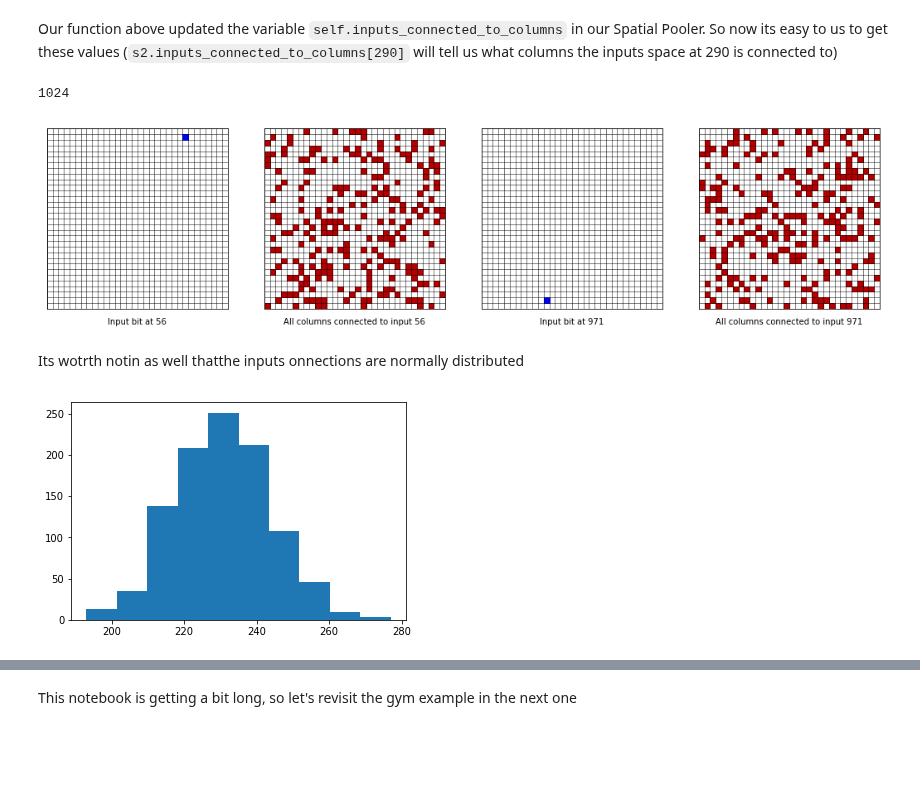
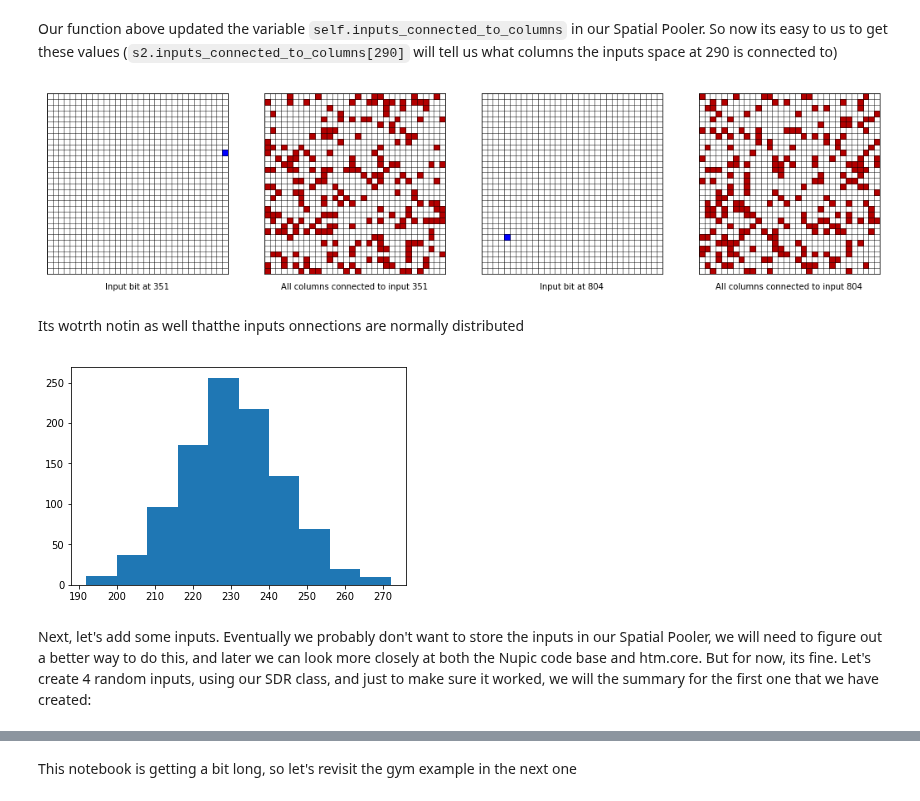
Before and after one commit to jgab3103/Jamie-Gabriel, a Jupyter notebook: Notebooks/jovyan/HTMProjects/HTM_Notes_6.ipynb, the cells around one changed output, grey strips where cells are left out. Saved outputs shown, nothing was run; the diff lists cells and outputs as text; code cells hidden in the pictures; blank space fills up the shorter version.

Commit message:
update order of spatial pooler

```diff
--- a/Notebooks/jovyan/HTMProjects/HTM_Notes_6.ipynb
+++ b/Notebooks/jovyan/HTMProjects/HTM_Notes_6.ipynb
@@ -321,8 +321,8 @@ class SpatialPoolerV2:
         self.columns_initialised = False
         self.inputs  = []
         self.input_active_bits = None
-        self.log_file = []
-        self.inputs_connected_to_columns = None
+        self.connections_of_bits_in_input_space_to_columns = None
+        self.inputs_connected_to_columns = []
 
     def add_inputs(self, inputs, multiple = True):
         self.inputs = inputs
@@ -331,14 +331,15 @@ class SpatialPoolerV2:
     def compare_inputs_to_connected_columns(self, log=True):
         for i in range(len(self.inputs)):
             for key, value in self.columns.items():
+                temp_dict = {}
                 overlap = list(set(value['connected_columns']).intersection(self.inputs[i].active_bits))
-                if log:
-                    self.log_file.append(("The input at",self.inputs[i].label, "has an overlap score of", len(overlap), "with mini-column", str(key)))
+                temp_dict[self.inputs[i].label] = [{"column": key},{"overlap_score": len(overlap)}, {"overlap_bits": overlap}]
+                self.inputs_connected_to_columns.append(temp_dict)
 
     def get_summary(self):
         print("----------------- SUMMARY -------------------------")
-        print("|L1| Capacity of mini-columns in spatial pooler:", self.input_space_size)
-        print("|L2| Potential pool of each minicolumn:", self.potential_pool * 100, "%")
+        print("|L1| Capacity of columns in spatial pooler:", self.input_space_size)
+        print("|L2| Potential pool of each column:", self.potential_pool * 100, "%")
         print("|L2| Connection threshold:", self.connection_threshold)
         print("|L2| Connection threshold standard deviation:", self.connection_threshold_sd)
         print("|L4| Columns initialised:", self.columns_initialised)
@@ -367,12 +368,13 @@ class SpatialPoolerV2:
                               }
             self.columns_initialised = True
             end_time = timer.perf_counter()
-        print("---------------------SUMMARY -------------------------------------")
-        print("Each of the", self.input_space_size, "mini-columns in this Spatial Pooler has now each randomonly connected to", self.potential_pool,
-              "of bits in the input space. \nThe connection strength is normally distributed approximately between", min(self.columns[0]['potential_connections_permanence_values']),
-             "and", max(self.columns[0]['potential_connections_permanence_values']), "with a mean of", self.connection_threshold,
-              "which also acts as a connection threshold",
-             "\nThere are now" , len(self.columns[0]['connected_columns']), "connected columns. \nTime taken to initialise:", end_time - start_time, "seconds.")
+        print("-------------------- SUMMARY ---------------------------------")
+        print("|L1| Based on initital paramaters, each of the", self.input_space_size, "columns in this Spatial Pooler has a potential connection to", self.potential_pool, "of bits in the input space")
+        print("|L1| The values of all potential connection strength are normally distributed between approximately", np.round(min(self.columns[0]['potential_connections_permanence_values']), 3),
+             "and", np.round(max(self.columns[0]['potential_connections_permanence_values']),3))
+        print("|L1| Based on the connection threshold set at", self.connection_threshold,",", len(self.columns[0]['connected_columns']), "columns will now be connected to the input space")
+        print("|L1| Time taken to initialise:", end_time - start_time, "seconds.")
+
 
 
     def compare_input_space_bits_to_columns(self):
@@ -389,19 +391,18 @@ class SpatialPoolerV2:
             if d[j][0] != d[j + 1][0]:
                 e[d[j][0]] = f
                 f = []
-        self.inputs_connected_to_columns = e
+        self.connections_of_bits_in_input_space_to_columns = e
 
 
 # s2 = SpatialPoolerV2()
 # s2.get_summary()
 # s2.initialise_columns_to_input_space()
-# random_inputs = [SDR(input_space_size,active_bits_in_inputs, "TimeStep_" + str(i)) for i in range(0,3)]
+# random_inputs = [SDR(input_space_size,active_bits_in_inputs, "input_" + str(i)) for i in range(0,4)]
 # random_inputs[0].get_summary()
 # s2.add_inputs(random_inputs)
 # s2.get_summary()
+# s2.compare_input_space_bits_to_columns()
 # s2.compare_inputs_to_connected_columns()
-# 2.columns[0]
-# s2.compare_input_space_bits_to_columns()
 # %% [markdown]
 Let's try it out with another example. This time we will go up to an input space of 1024. We are start finding some performance issues now, and in the next version we will need reconsider a more vectorised style implementation, but in the interests of keeping things as inutitive as possible. We will start tracking the time involved however:
 # %%
@@ -464,35 +440,33 @@ array([ 56, 971])
 # %% [markdown]
 Our function above updated the variable <code>self.inputs_connected_to_columns</code> in our Spatial Pooler. So now its easy to us to get these values (<code>s2.inputs_connected_to_columns[290]</code> will tell us what columns the inputs space at 290 is connected to)
-# %%
-bit_space_size_choice
-# %% [output]
-1024
 # %%
 fig, (ax1, ax2, ax3, ax4) = plt.subplots(1, 4, figsize=(18, 4))
 
 ax1 = hc.create_axis_for_sdr(ax1, np.sqrt(bit_space_size_choice) + 1, np.sqrt(bit_space_size_choice) + 1,
                              number_of_bits_used_to_encode_value_choice, "Input bit at " + str(random_bits_in_inputs_space[0]))
 ax2 = hc.create_axis_for_sdr(ax2, np.sqrt(bit_space_size_choice) + 1, np.sqrt(bit_space_size_choice) + 1,
                              number_of_bits_used_to_encode_value_choice, "All columns connected to input " + str(random_bits_in_inputs_space[0]))
 ax3 = hc.create_axis_for_sdr(ax3, np.sqrt(bit_space_size_choice) + 1, np.sqrt(bit_space_size_choice) + 1,
                              number_of_bits_used_to_encode_value_choice, "Input bit at " + str(random_bits_in_inputs_space[1]))
 ax4 = hc.create_axis_for_sdr(ax4, np.sqrt(bit_space_size_choice) + 1, np.sqrt(bit_space_size_choice) + 1,
                              number_of_bits_used_to_encode_value_choice, "All columns connected to input " + str(random_bits_in_inputs_space[1]))
 
 coords1 = hc.convert_sdr_to_tuple_for_visualisation([random_bits_in_inputs_space[0]], bit_space_size_choice)
 coords2 = hc.convert_sdr_to_tuple_for_visualisation([random_bits_in_inputs_space[1]], bit_space_size_choice)
-coords3 = hc.convert_sdr_to_tuple_for_visualisation(s2.inputs_connected_to_columns[random_bits_in_inputs_space[0]], bit_space_size_choice)
-coords4 = hc.convert_sdr_to_tuple_for_visualisation(s2.inputs_connected_to_columns[random_bits_in_inputs_space[1]], bit_space_size_choice)
+coords3 = hc.convert_sdr_to_tuple_for_visualisation(s2.connections_of_bits_in_input_space_to_columns[random_bits_in_inputs_space[0]], bit_space_size_choice)
+coords4 = hc.convert_sdr_to_tuple_for_visualisation(s2.connections_of_bits_in_input_space_to_columns[random_bits_in_inputs_space[1]], bit_space_size_choice)
 
 p = [ax1.add_patch(Rectangle(coords1[i], 1, 1, color = "blue")) for i in range(len(coords1))]
 p = [ax3.add_patch(Rectangle(coords2[i], 1, 1, color = "blue")) for i in range(len(coords2))]
 p = [ax2.add_patch(Rectangle(coords3[i], 1, 1, color = "#b30000")) for i in range(len(coords3))]
 p = [ax4.add_patch(Rectangle(coords4[i], 1, 1, color = "#b30000")) for i in range(len(coords4))]
 # %% [output]
-[figure, old version]
+[figure, new version]
 # %% [markdown]
 Its wotrth notin as well thatthe inputs onnections are normally distributed
 # %%
-p = plt.hist([len(s2.inputs_connected_to_columns[i]) for i in s2.inputs_connected_to_columns ])
+p = plt.hist([len(s2.connections_of_bits_in_input_space_to_columns[i]) for i in s2.connections_of_bits_in_input_space_to_columns])
 # %% [output]
-[figure, old version]
+[figure, new version]
+# %% [markdown]
+Next, let's add some inputs. Eventually we probably don't want to store the inputs in our Spatial Pooler, we will need to figure out a better way to do this, and later we can look more closely at both the Nupic code base and htm.core. But for now, its fine. Let's create 4 random inputs, using our SDR class, and just to make sure it worked, we will the summary for the first one that we have created:
```
Also changed, not shown: parts of 21 cells of this notebook, 2 other files.
